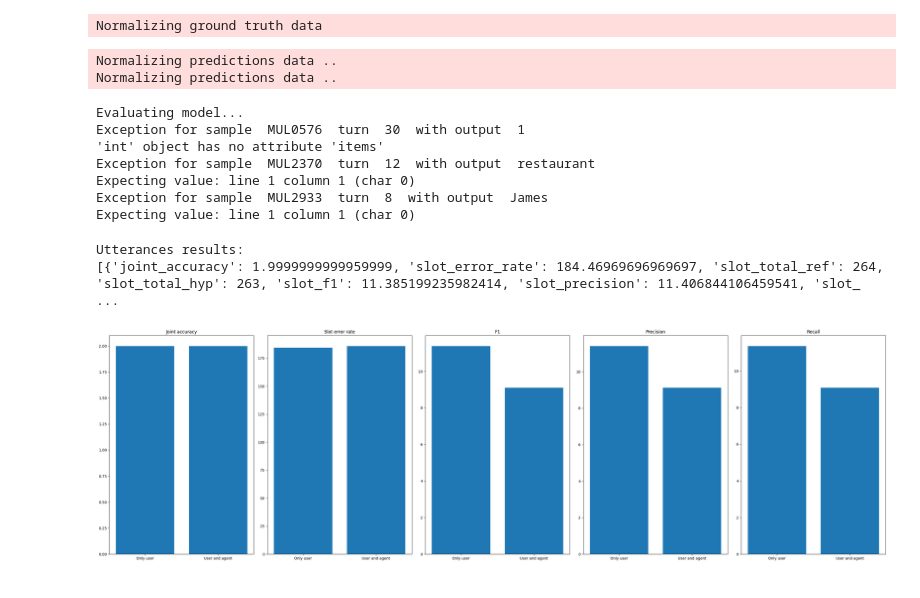
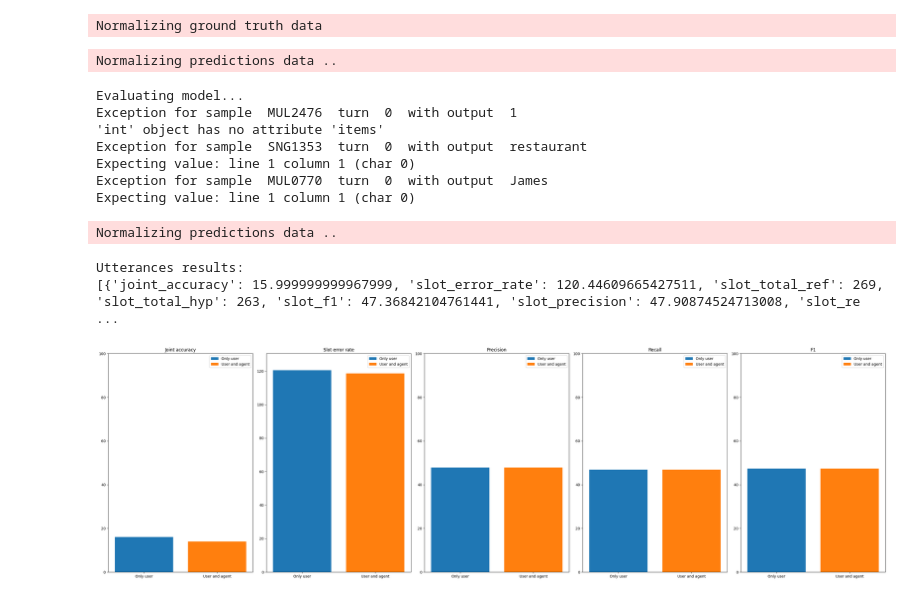
Before and after one commit to StefanoGalligani/nlp-project, a Jupyter notebook: ZPJa_project.ipynb, the cells around one changed output. Cells and saved outputs as stored; diff of their text form; code cells hidden in the pictures.

```diff
--- a/ZPJa_project.ipynb
+++ b/ZPJa_project.ipynb
@@ -326,12 +321,12 @@ def test_model_demonstrations(samples, k, only_user, device):
 # %%
 random.seed(0)
+positions = random.sample(range(len(dataset['test'])), 50)
 
 e = Evaluator(bleu=False, success=False, richness=False, dst=True)
-n = 50
+n = 100
 all_positions = list(range(len(dataset['test'])))
 random.shuffle(all_positions)
 
-positions = random.sample(range(len(dataset['test'])), n)
 new_positions = all_positions[:n]
 
 samples = [dataset['test'][p] for p in positions] #use new_positions for future tests
@@ -344,16 +339,16 @@ def eval_model_outputs(samples, outputs):
 # %% [output]
 Normalizing ground truth data
 # %%
-outputs_utterances = test_model_utterances(samples, k=3, embedder_name="D2F", device=device, path="utterance_outputs.txt")
+outputs_utterances = test_model(samples, device=device, test_type="utterances", path="utterance_outputs.txt")
 metrics_utterances = eval_model_outputs(samples, outputs_utterances)
 # %% [output]
 Normalizing predictions data ..
-Normalizing predictions data ..
 Evaluating model...
-Exception for sample  MUL0576  turn  30  with output  1
+Exception for sample  MUL2476  turn  0  with output  1
 'int' object has no attribute 'items'
-Exception for sample  MUL2370  turn  12  with output  restaurant
+Exception for sample  SNG1353  turn  0  with output  restaurant
 Expecting value: line 1 column 1 (char 0)
-Exception for sample  MUL2933  turn  8  with output  James
+Exception for sample  MUL0770  turn  0  with output  James
 Expecting value: line 1 column 1 (char 0)
+Normalizing predictions data ..
 # %%
@@ -365,30 +360,30 @@ Expecting value: line 1 column 1 (char 0)
 # %%
 print("Utterances results: ")
 print(metrics_utterances)
 
 fig, axes = plt.subplots(1, 5, figsize=(30, 9))
 axes = axes.flatten()
 
+labels = ["Only user", "User and agent"]
+colors = ["tab:blue", "tab:orange"]
 tags = ["Only user", "User and agent"]
-axes[0].bar(tags, [m["joint_accuracy"] for m in metrics_utterances])
-axes[0].set_title("Joint accuracy")
-axes[1].bar(tags, [m["slot_error_rate"] for m in metrics_utterances])
-axes[1].set_title("Slot error rate")
-axes[2].bar(tags, [m["slot_f1"] for m in metrics_utterances])
-axes[2].set_title("F1")
-axes[3].bar(tags, [m["slot_precision"] for m in metrics_utterances])
-axes[3].set_title("Precision")
-axes[4].bar(tags, [m["slot_recall"] for m in metrics_utterances])
-axes[4].set_title("Recall")
+ser_height = max(max([m["slot_error_rate"] for m in metrics_utterances]), 80) + 10
+titles = ["Joint accuracy", "Slot error rate", "Precision", "Recall", "F1"]
+metric_names = ["joint_accuracy", "slot_error_rate", "slot_precision", "slot_recall", "slot_f1"]
+for i in range(5):
+    axes[i].bar(tags, [m[metric_names[i]] for m in metrics_utterances], label=labels, color=colors)
+    axes[i].set_title(titles[i])
+    axes[i].set_ylim(0, 100 if i != 1 else ser_height)
+    axes[i].legend()
 
 plt.tight_layout()
 plt.show()
 
 #print("Demonstrations results: ")
 #print(metrics_demonstrations)
 #print("Embedder results: ")
 #print(metrics_embedder)
 # %% [output]
 Utterances results:
-[{'joint_accuracy': 1.9999999999959999, 'slot_error_rate': 184.46969696969697, 'slot_total_ref': 264, 'slot_total_hyp': 263, 'slot_f1': 11.385199235982414, 'slot_precision': 11.406844106459541, 'slot_ ...
+[{'joint_accuracy': 15.999999999967999, 'slot_error_rate': 120.44609665427511, 'slot_total_ref': 269, 'slot_total_hyp': 263, 'slot_f1': 47.36842104761441, 'slot_precision': 47.90874524713008, 'slot_re ...
-[figure, old version]
+[figure, new version]
```
Also changed, not shown: parts of 4 cells of this notebook.
